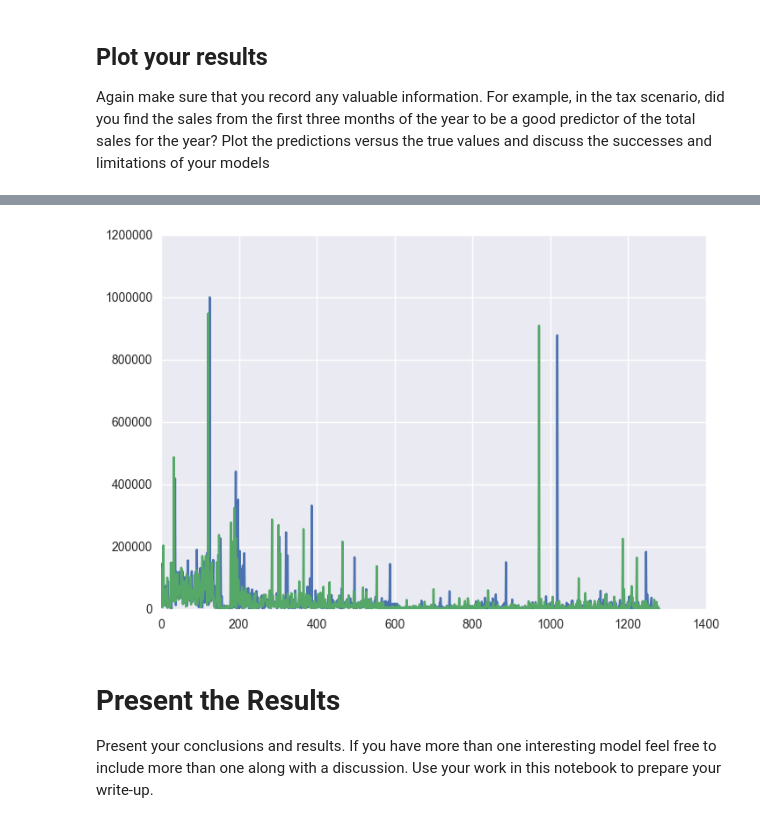
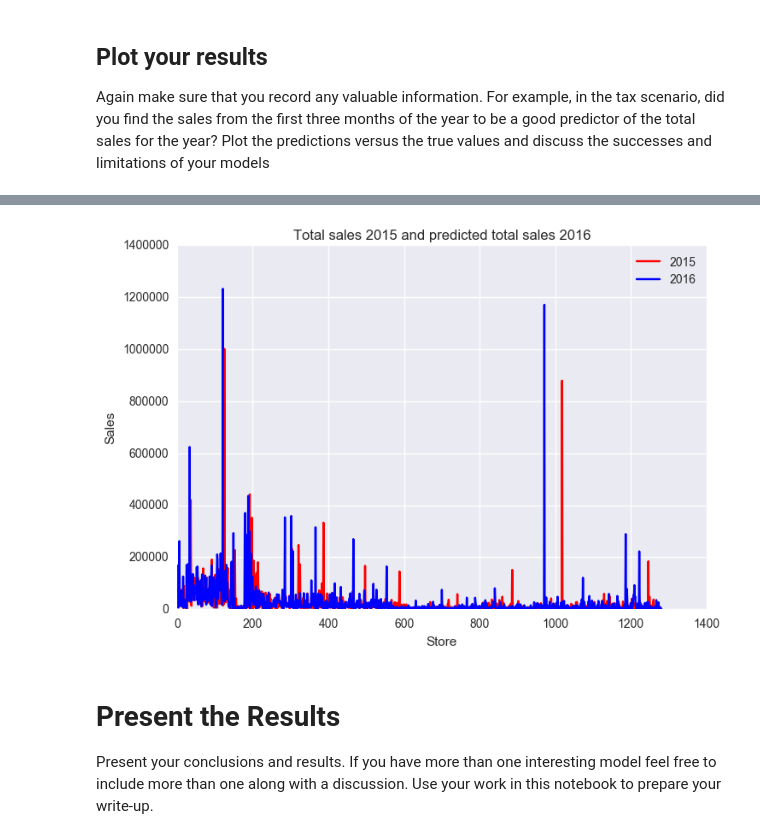
Before and after one commit to jroyalty07/dsi-sea-project03, a Jupyter notebook: starter-code/Project 3 Starter Code.ipynb, the cells around one changed output, grey strips where cells are left out. Saved outputs shown, nothing was run; the diff lists cells and outputs as text; code cells hidden in the pictures.

```diff
--- a/starter-code/Project 3 Starter Code.ipynb
+++ b/starter-code/Project 3 Starter Code.ipynb
@@ -192,12 +198,25 @@ R^2: 0.962662018746
 
 Again make sure that you record any valuable information. For example, in the tax scenario, did you find the sales from the first three months of the year to be a good predictor of the total sales for the year? Plot the predictions versus the true values and discuss the successes and limitations of your models
 # %%
+import numpy as py
+#predict on 2015. This model does not account for outliers.
+predictions = model.predict(X_test)
+
+plt.scatter(y_test, predictions)
+plt.title("2015 training")
+plt.xlabel("True Values")
+plt.ylabel("Predictions")
+plt.show()
+
 # predict 2016 total sales using model from 2015 and relevant q1 2016 data
-X = pivot_2016[[('sale', 2016), ('st_btl_retail', 2016)]]
+X = pivot_2016[[('sale', 2016), ('vol_sold', 2016), ('margin', "" )]]
 
 predictions = model.predict(X)
 
 #show that the total sales correlate with Q1 2016
-plt.scatter(predictions, pivot_2016[('sale', 2016)])
+plt.scatter(pivot_2016[('sale', 2016)], predictions)
+plt.title('Q1 2016 vs predictions')
+plt.xlabel("Q1 2016")
+plt.ylabel("Predicted total sales")
 plt.show()
 # %% [output]
@@ -205,11 +225,14 @@ plt.show()
 # %%
-
 # Predictions are about the same size as 2015 total sales so it is reasonable..
-plt.plot(pivot['sale_x'])
-plt.plot(predictions)
+plt.plot(pivot['sale_x'], color = 'r', label = '2015')
+plt.plot(predictions, color = 'b', label = '2016')
+plt.xlabel('Store')
+plt.ylabel('Sales')
+plt.legend()
+plt.title("Total sales 2015 and predicted total sales 2016")
 plt.show()
 # %% [output]
-[figure, old version]
+[figure, new version]
 # %% [markdown]
 # Present the Results
 
```
Also changed, not shown: parts of 12 cells of this notebook.
